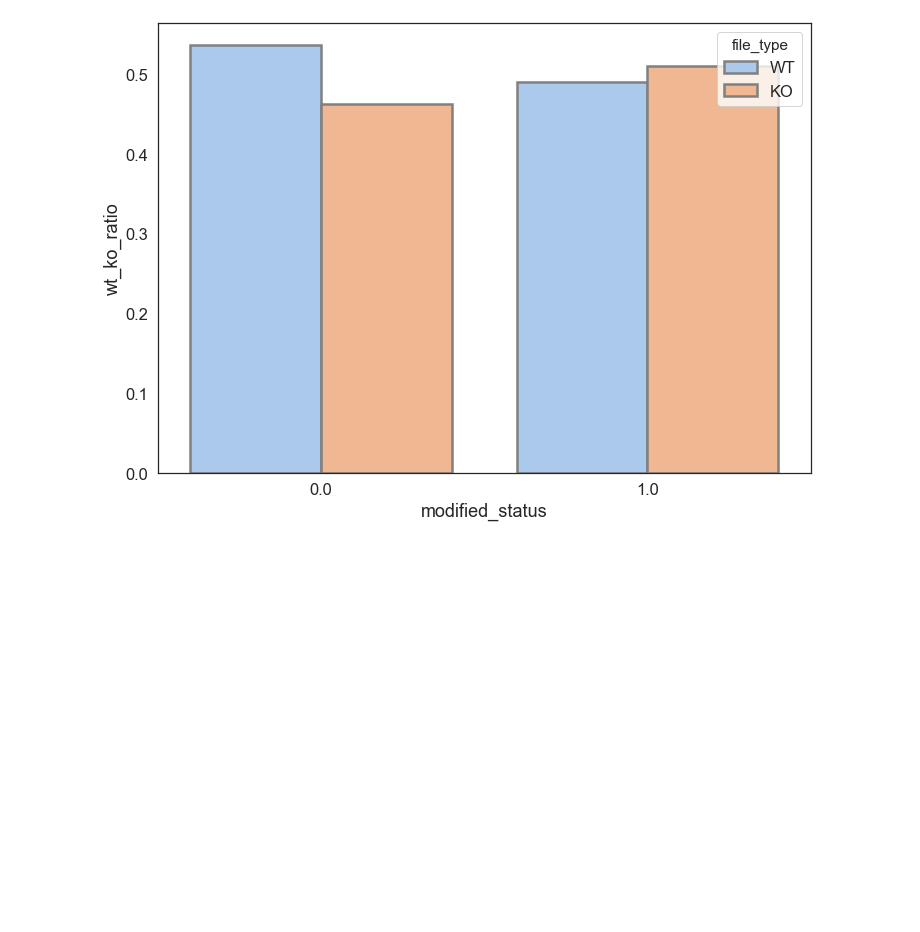
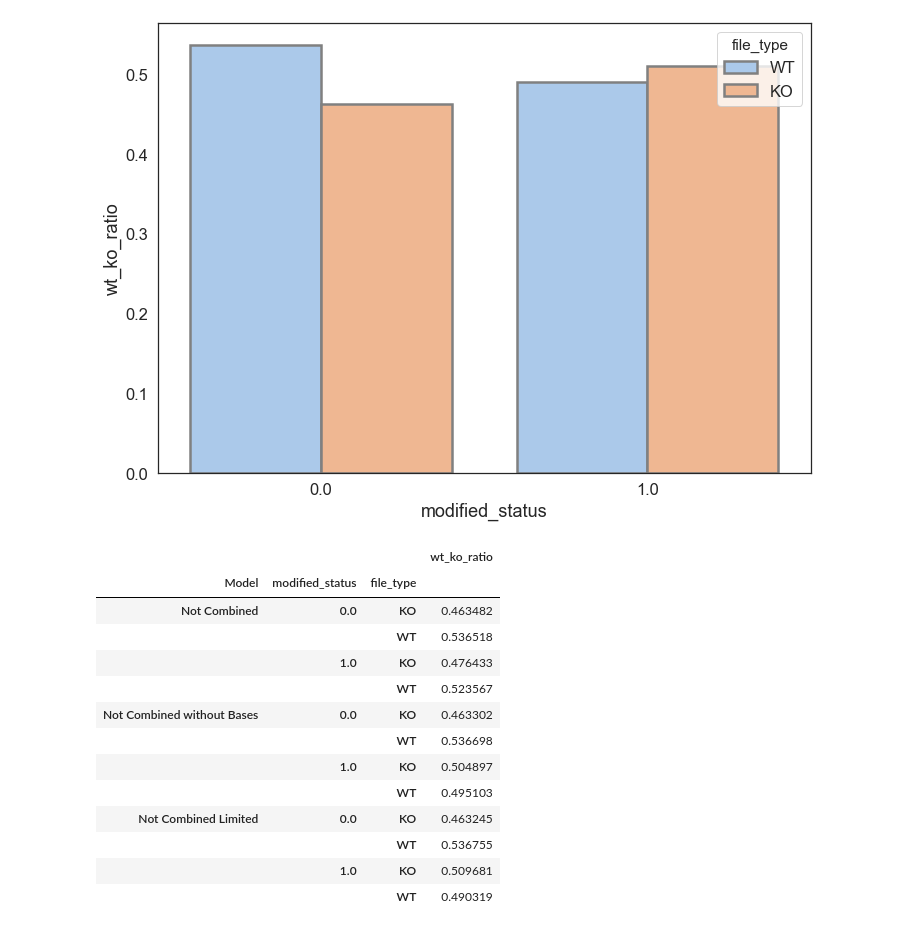
Before and after one commit to Karsten-Yan/ky-nf-capstone, a Jupyter notebook: 2_Predictive_Modelling_Uncombined_Dataframe.ipynb, the cells around one changed output. Cells and saved outputs as stored; diff of their text form; code cells hidden in the pictures; blank space fills up the shorter version.

```diff
--- a/2_Predictive_Modelling_Uncombined_Dataframe.ipynb
+++ b/2_Predictive_Modelling_Uncombined_Dataframe.ipynb
@@ -689,8 +689,25 @@ ut.feature_importances(xgb, preprocessor_not_combined_limited, X_finaltest_not_c
 # %%
 # limited approach brings further improvement to yeast data prediction
 # %%
-temp = yeast_prediction(preprocessor_not_combined_limited, X_finaltest_not_combined,
+temp = ut.yeast_prediction(preprocessor_not_combined_limited, X_finaltest_not_combined,
                  y_finaltest_not_combined, df_yeast_not_combined, xgb, "Not Combined Limited")
 yeast_prediction_results = pd.concat([yeast_prediction_results,temp], axis=0)
 # %% [output]
 [figure]
+# %%
+yeast_prediction_results
+# %% [output]
+|  |  |  | wt_ko_ratio |
+| Model | modified_status | file_type |  |
+| Not Combined | 0.0 | KO | 0.463482 |
+|  |  | WT | 0.536518 |
+|  | 1.0 | KO | 0.476433 |
+|  |  | WT | 0.523567 |
+| Not Combined without Bases | 0.0 | KO | 0.463302 |
+|  |  | WT | 0.536698 |
+|  | 1.0 | KO | 0.504897 |
+|  |  | WT | 0.495103 |
+| Not Combined Limited | 0.0 | KO | 0.463245 |
+|  |  | WT | 0.536755 |
+|  | 1.0 | KO | 0.509681 |
+|  |  | WT | 0.490319 |
```
Also changed, not shown: parts of 9 cells of this notebook, 3 other files.
